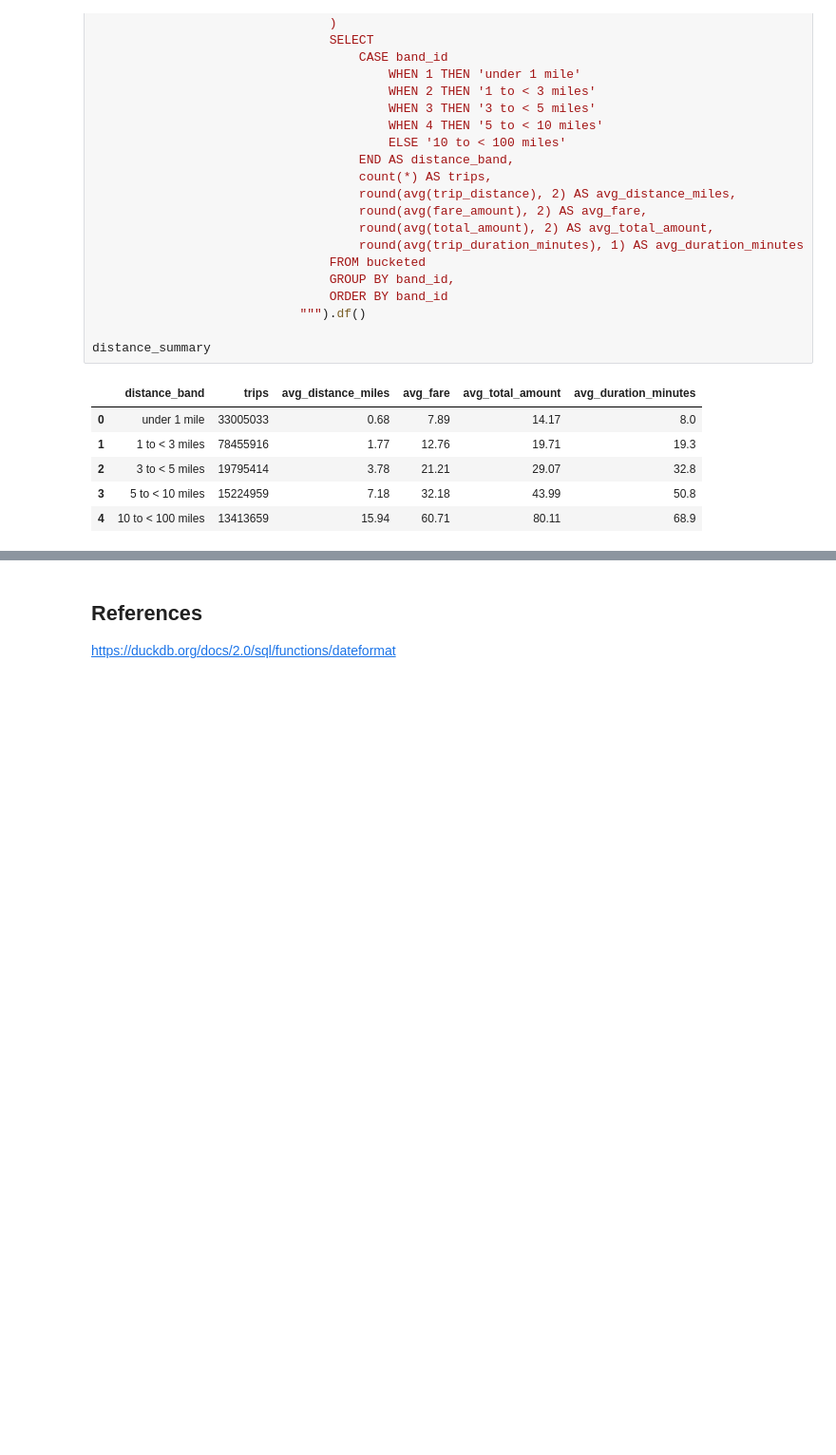
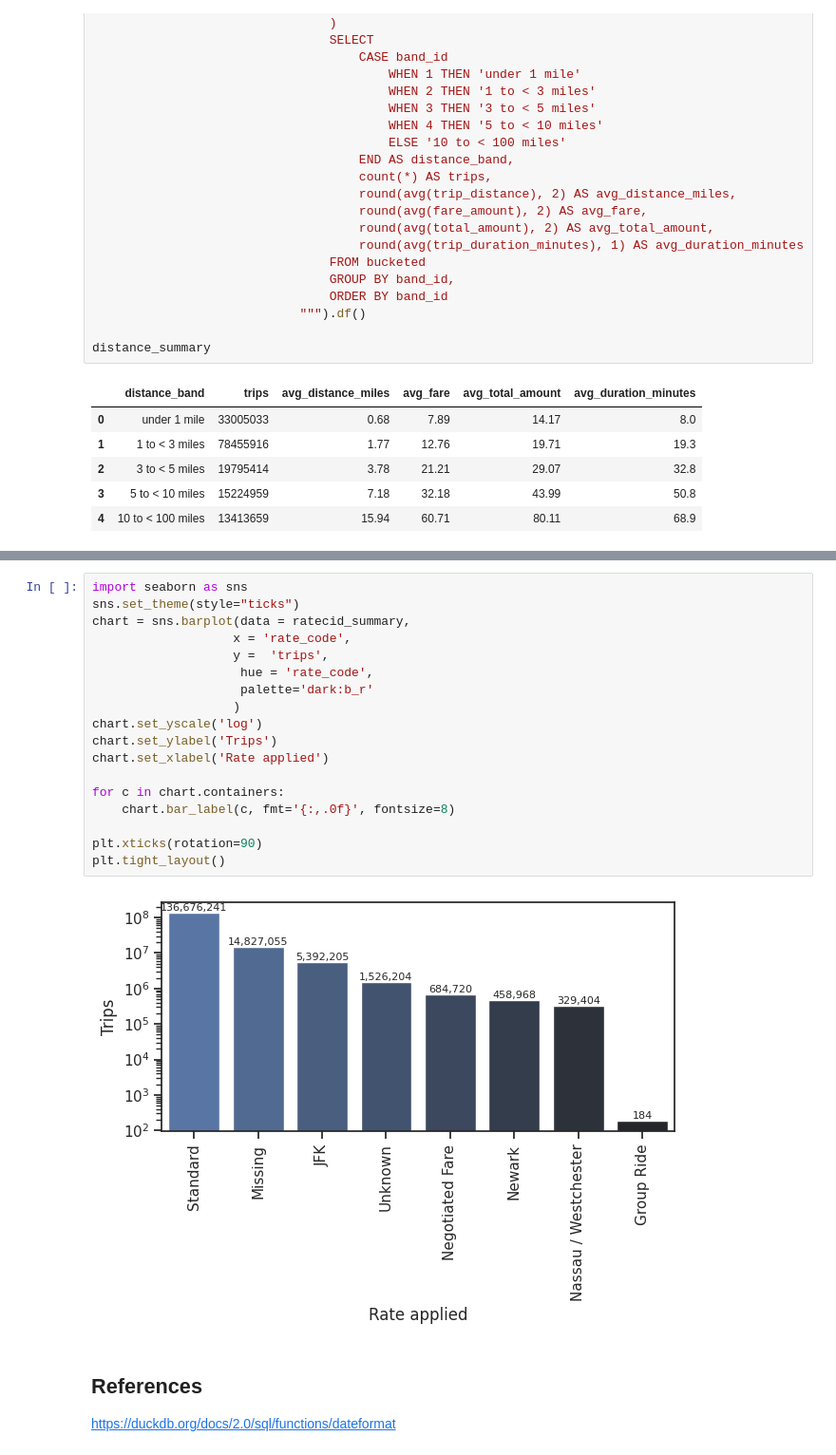
Before and after one commit to ajinikhil/NYC_jaune_taxi_analysis, a Jupyter notebook: NYC_jaune_taxi_analysis/analysis/cleaning.ipynb, the cells around one changed output, grey strips where cells are left out. Shown at 95% size. Saved outputs shown, nothing was run; the diff lists cells and outputs as text; blank space fills up the shorter version.

```diff
--- a/NYC_jaune_taxi_analysis/analysis/cleaning.ipynb
+++ b/NYC_jaune_taxi_analysis/analysis/cleaning.ipynb
@@ -310,3 +388,23 @@ plt.tight_layout()
+# %%
+import seaborn as sns
+sns.set_theme(style="ticks")
+chart = sns.barplot(data = ratecid_summary,
+                   x = 'rate_code',
+                   y =  'trips',
+                    hue = 'rate_code',
+                    palette='dark:b_r'
+                   )
+chart.set_yscale('log')
+chart.set_ylabel('Trips')
+chart.set_xlabel('Rate applied')
+
+for c in chart.containers:
+    chart.bar_label(c, fmt='{:,.0f}', fontsize=8)
+
+plt.xticks(rotation=90)
+plt.tight_layout()
+# %% [output]
+[figure, added]
 # %% [markdown]
 ## References
 
```
Also changed, not shown: parts of 12 cells of this notebook.
